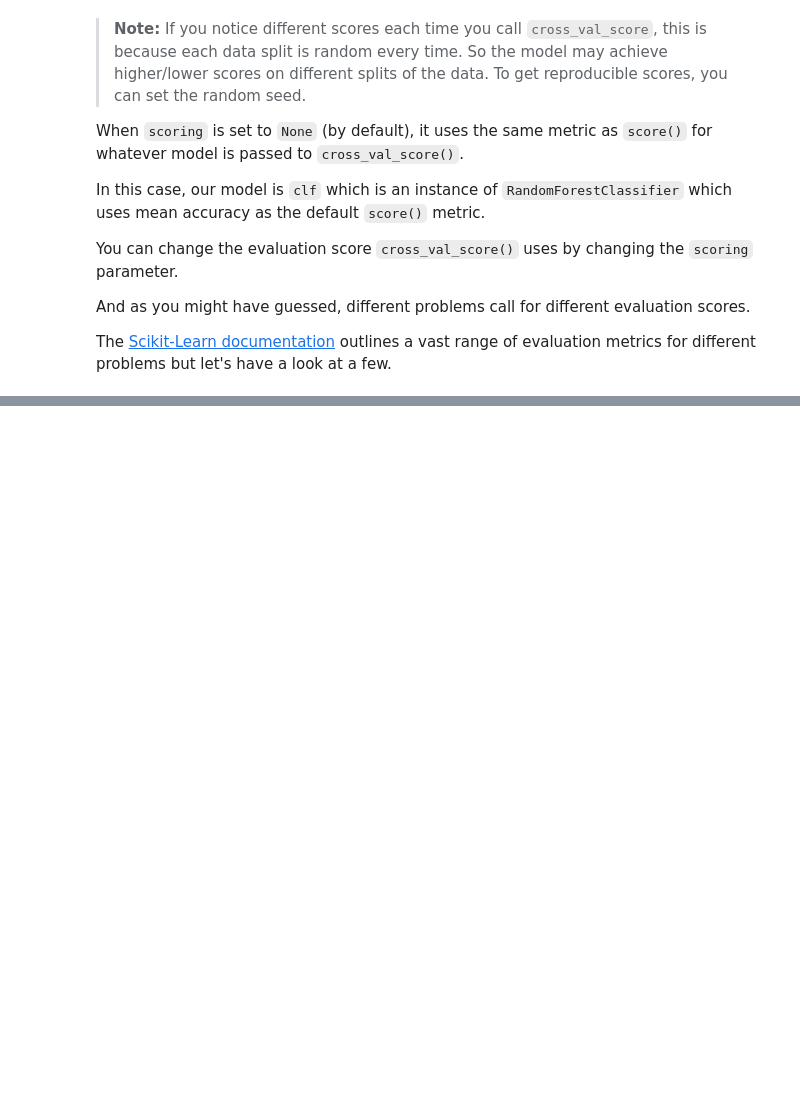
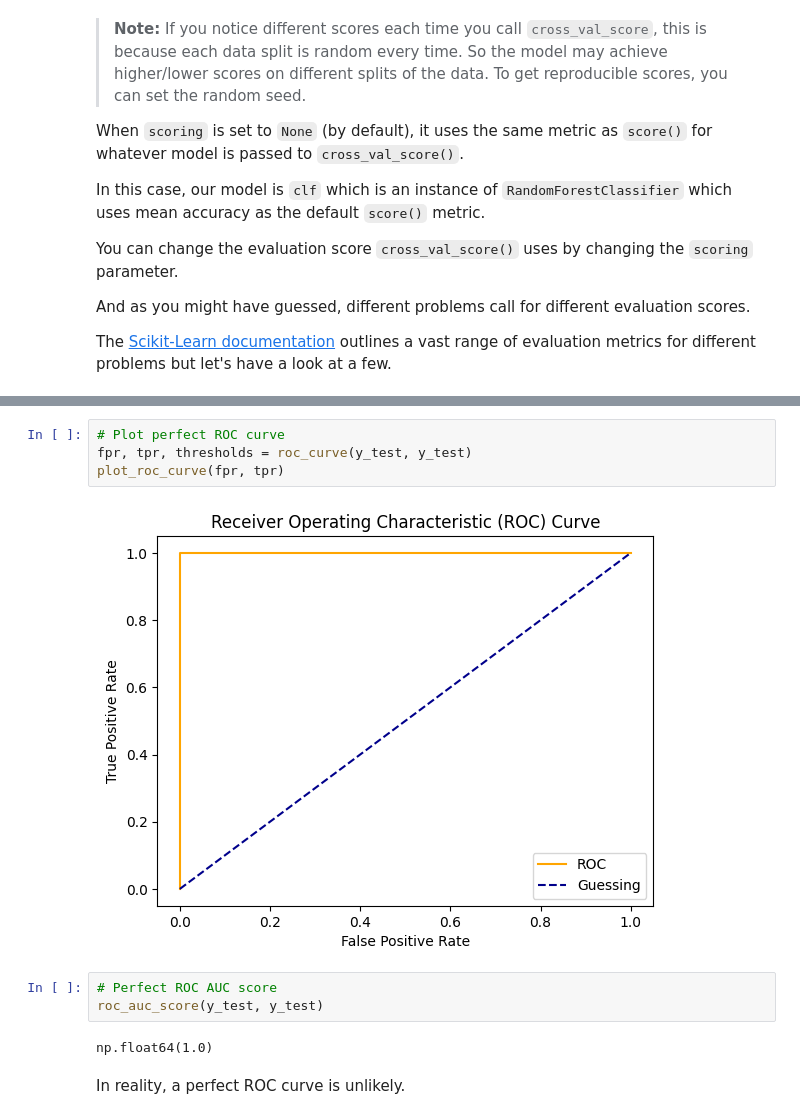
Before and after one commit to lokesha01hp/Scikit-Learn-End-to-End-Workflows, a Jupyter notebook: Step-4 (Evaluting the ml model)/main.ipynb, the cells around one changed output, grey strips where cells are left out. Cells and saved outputs as stored; diff of their text form; blank space fills up the shorter version.

```diff
--- a/Step-4 (Evaluting the ml model)/main.ipynb
+++ b/Step-4 (Evaluting the ml model)/main.ipynb
@@ -243,0 +389,13 @@ The [Scikit-Learn documentation](https://scikit-learn.org/stable/modules/model_e
+# %%
+# Plot perfect ROC curve
+fpr, tpr, thresholds = roc_curve(y_test, y_test)
+plot_roc_curve(fpr, tpr)
+# %% [output]
+[figure, added]
+# %%
+# Perfect ROC AUC score
+roc_auc_score(y_test, y_test)
+# %% [output]
+np.float64(1.0)
+# %% [markdown]
+In reality, a perfect ROC curve is unlikely.
```
Also changed, not shown: parts of 70 cells of this notebook.
